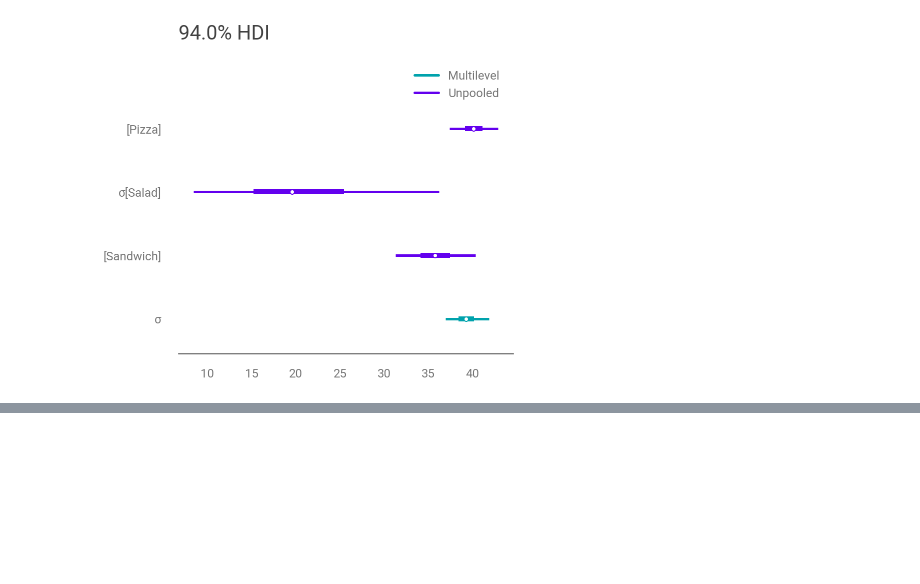
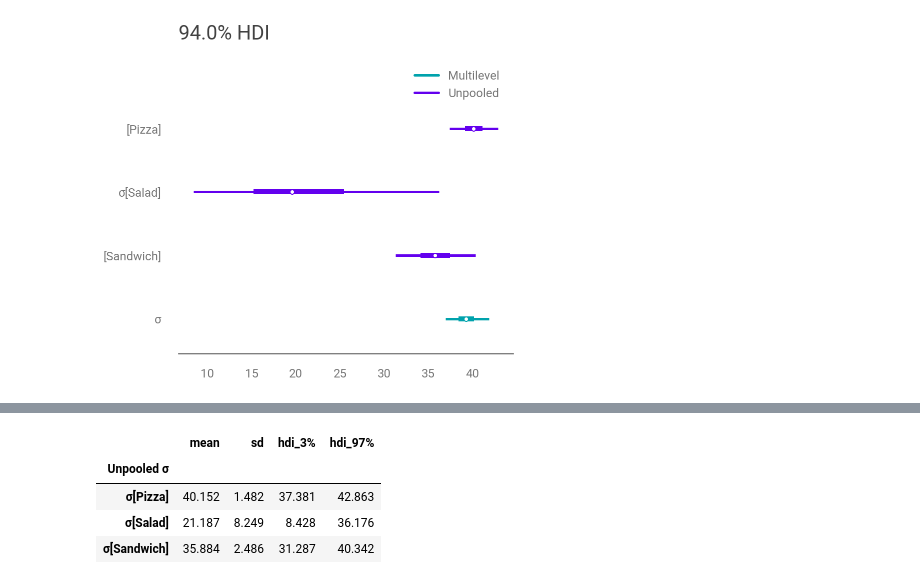
Before and after one commit to paw-lu/bayesian-modeling-computation-python, a Jupyter notebook: notebooks/4_extending_linear_models.ipynb, the cells around one changed output, grey strips where cells are left out. Cells and saved outputs as stored; diff of their text form; code cells hidden in the pictures; blank space fills up the shorter version.

```diff
--- a/notebooks/4_extending_linear_models.ipynb
+++ b/notebooks/4_extending_linear_models.ipynb
@@ -540,0 +594,12 @@ az.plot_forest(
+# %%
+(
+    az.summary(inf_data_sales_unpooled.posterior["σ"], kind="stats").rename_axis(
+        "Unpooled σ"
+    )
+)
+# %% [output]
+|  | mean | sd | hdi_3% | hdi_97% |
+| Unpooled σ |  |  |  |  |
+| σ[Pizza] | 40.152 | 1.482 | 37.381 | 42.863 |
+| σ[Salad] | 21.187 | 8.249 | 8.428 | 36.176 |
+| σ[Sandwich] | 35.884 | 2.486 | 31.287 | 40.342 |
```
Also changed, not shown: parts of 6 cells of this notebook, 1 other file.
